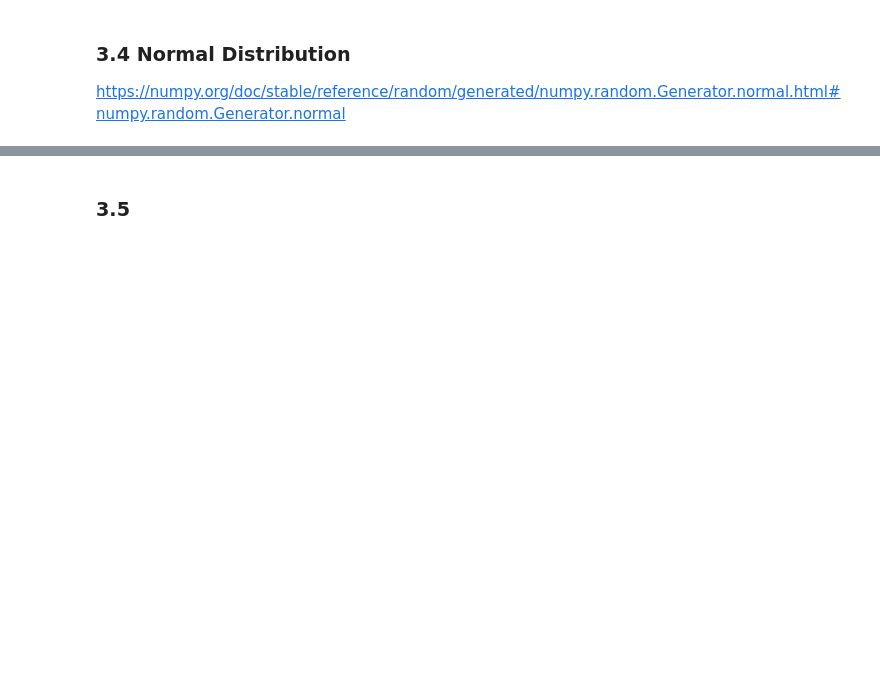
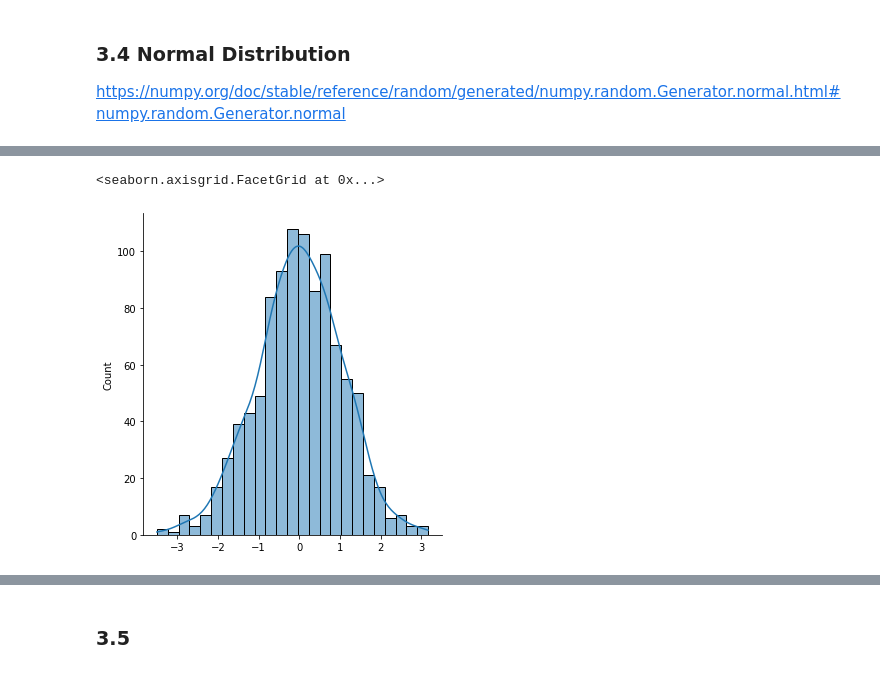
Before and after one commit to ssteffens/programming-data-analysis-assignment, a Jupyter notebook: numpy-random.ipynb, the cells around one changed output, grey strips where cells are left out. Drawn from its saved outputs; the diff is of its cells as text; code cells hidden in the pictures; blank space fills up the shorter version.

Commit message:
Add Normal Distribution

```diff
--- a/numpy-random.ipynb
+++ b/numpy-random.ipynb
@@ -398,0 +404,4 @@ https://numpy.org/doc/stable/reference/random/generated/numpy.random.Generator.n
+# %%
+# Generating a normal distribution with mean = 0 and standard deviation = 1
+s = rng.normal(loc = 0, scale= 1, size=1000)
+s
@@ -398,0 +426,7 @@ https://numpy.org/doc/stable/reference/random/generated/numpy.random.Generator.n
+# %%
+sns.displot(s, kde=True)
+
+# https://www.statology.org/seaborn-normal-distribution/
+# %% [output]
+<seaborn.axisgrid.FacetGrid at 0x...>
+[figure, added]
```
Also changed, not shown: parts of 30 cells of this notebook.
